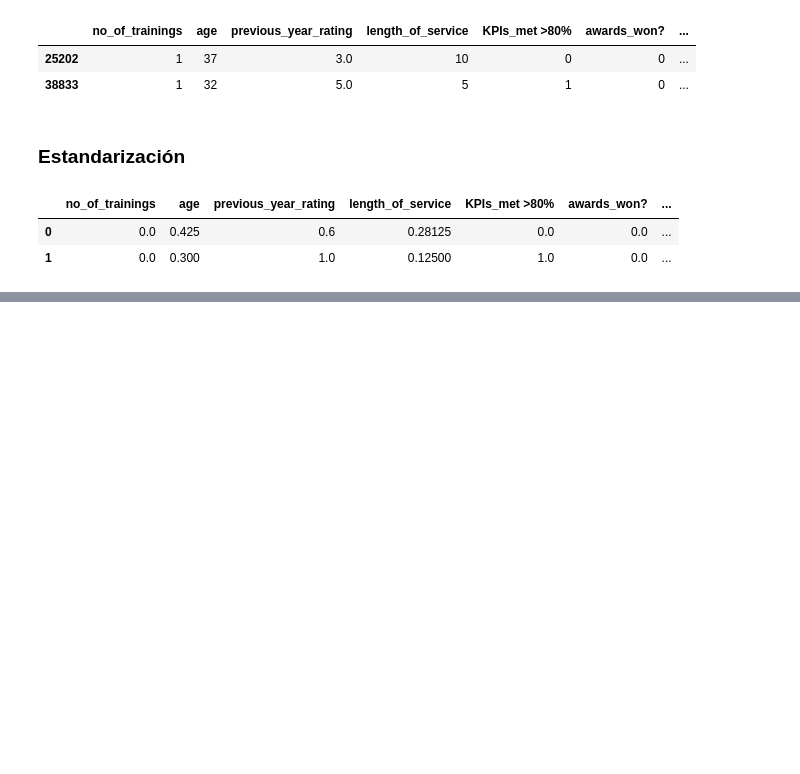
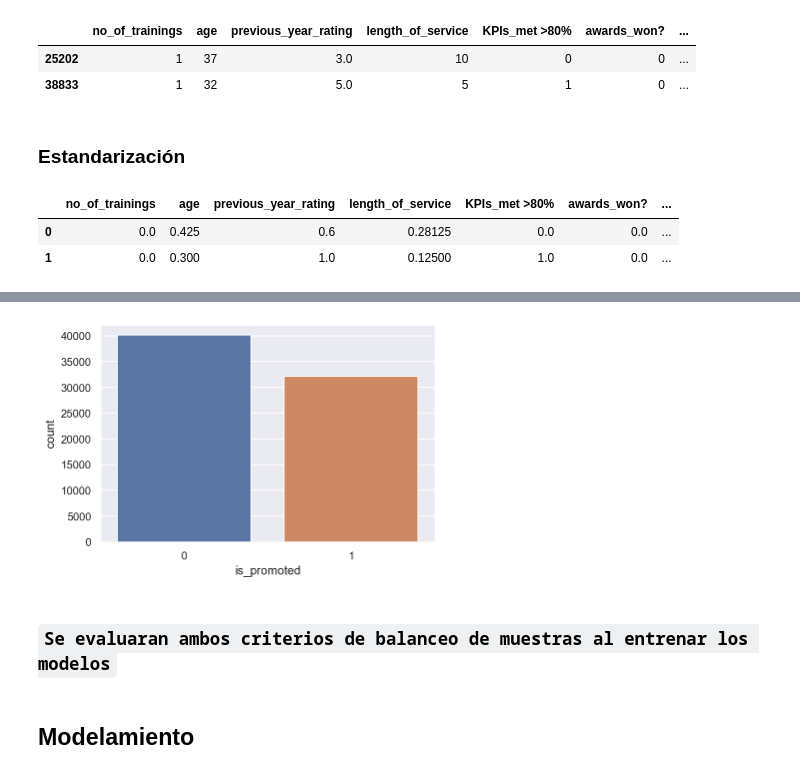
Before and after one commit to giordanap/MLA, a Jupyter notebook: Proyecto 01 - HR Analytics/00-apellido-nombre-proyecto1.ipynb, the cells around one changed output, grey strips where cells are left out. Cells and saved outputs as stored; diff of their text form; code cells hidden in the pictures; blank space fills up the shorter version.

```diff
--- a/Proyecto 01 - HR Analytics/00-apellido-nombre-proyecto1.ipynb
+++ b/Proyecto 01 - HR Analytics/00-apellido-nombre-proyecto1.ipynb
@@ -640,0 +674,9 @@ X_test_scaled.head(2)
+# %%
+sns.countplot(x = y_ros)
+pass
+# %% [output]
+[figure, added]
+# %% [markdown]
+### `Se evaluaran ambos criterios de balanceo de muestras al entrenar los modelos`
+# %% [markdown]
+## Modelamiento
```
Also changed, not shown: parts of 12 cells of this notebook.
